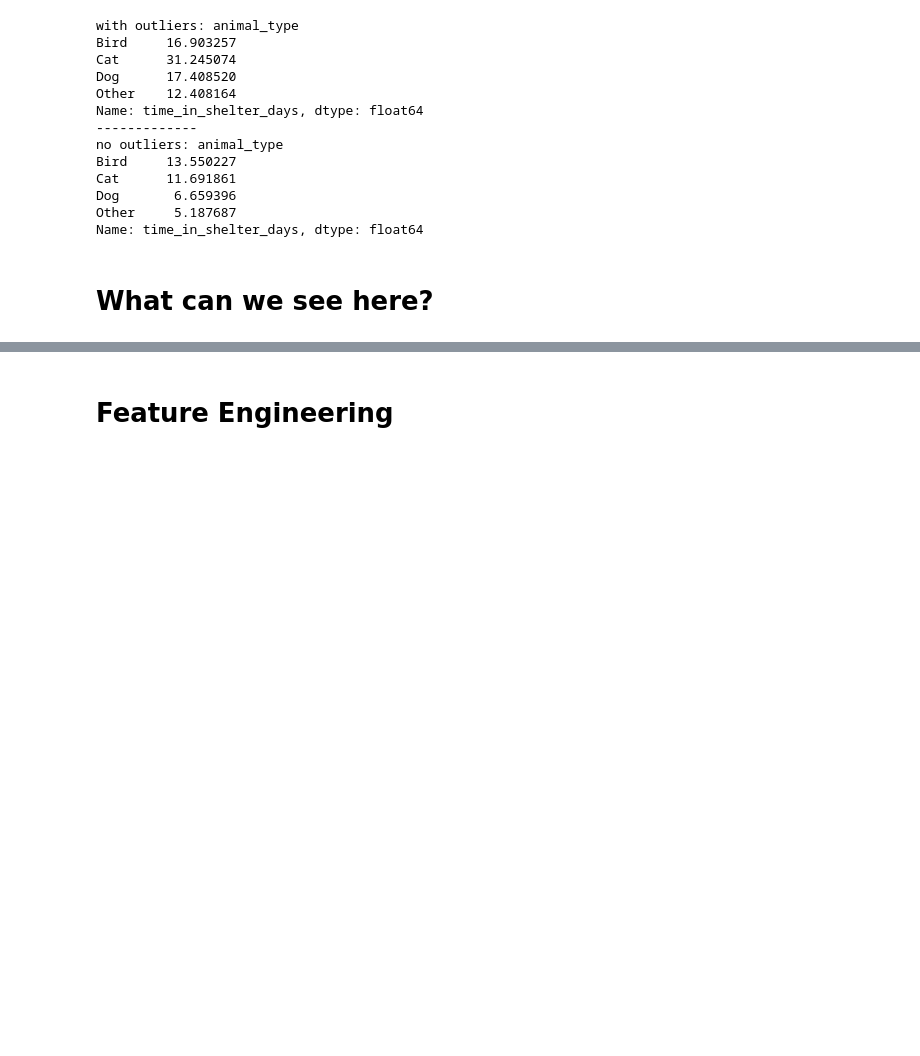
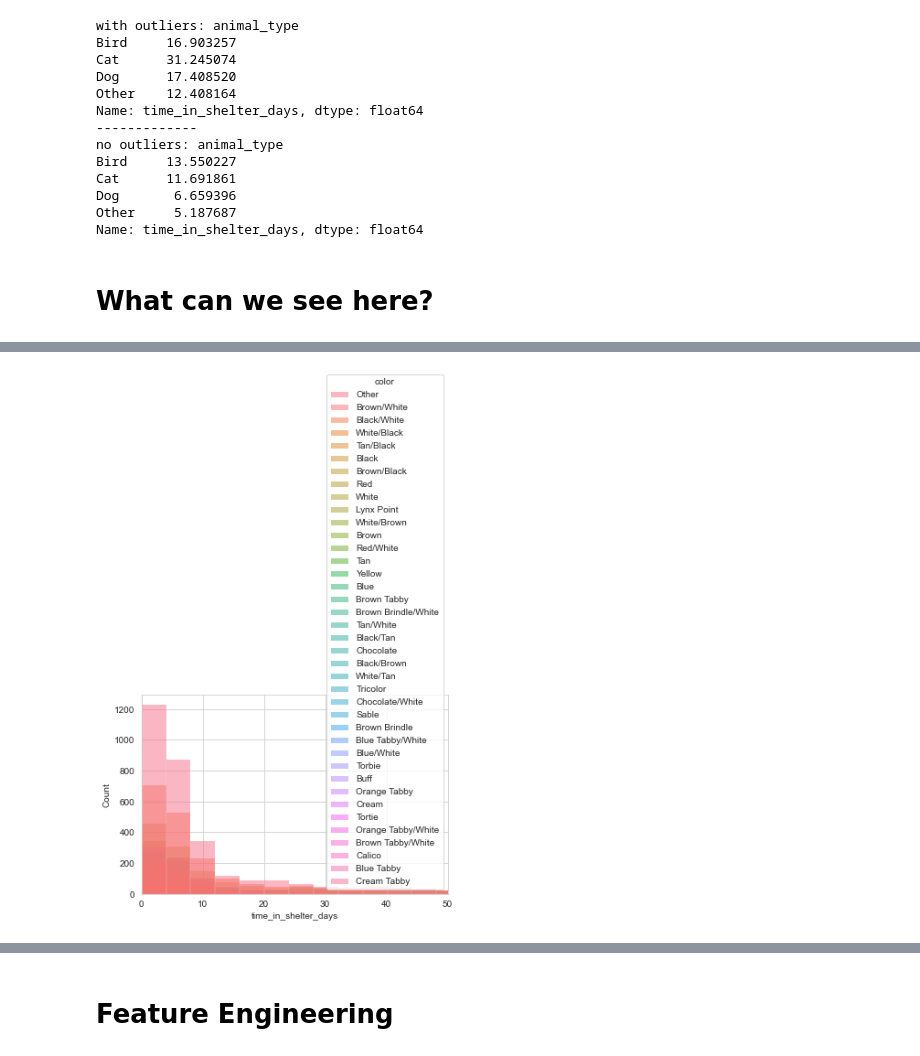
Before and after one commit to NicolasSpettel/Mid-Project, a Jupyter notebook: Mid-Project.ipynb, the cells around one changed output, grey strips where cells are left out. Cells and saved outputs as stored; diff of their text form; code cells hidden in the pictures; blank space fills up the shorter version.

```diff
--- a/Mid-Project.ipynb
+++ b/Mid-Project.ipynb
@@ -268,6 +283,8 @@ Name: time_in_shelter_days, dtype: float64
 # %%
-#fig, ax = plt.subplots(1,1)
-#sns.histplot(x="time_in_shelter_days", hue= "color", data=data, bins=400)
-#ax.set_xlim((0,50))
-#plt.show()
+fig, ax = plt.subplots(1,1)
+sns.histplot(x="time_in_shelter_days", hue= "color", data=data, bins=400)
+ax.set_xlim((0,50))
+plt.show()
+# %% [output]
+[figure, added]
 # %%
```
Also changed, not shown: parts of 34 cells of this notebook.
